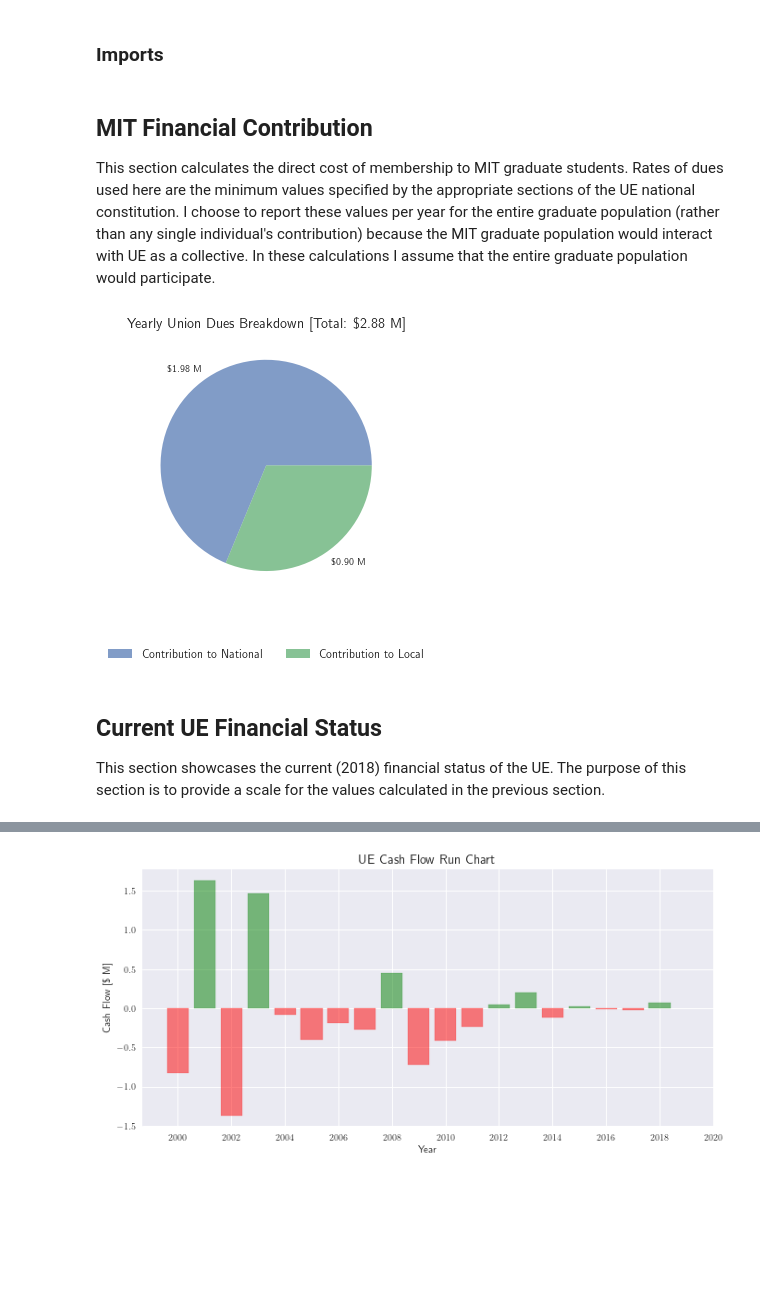
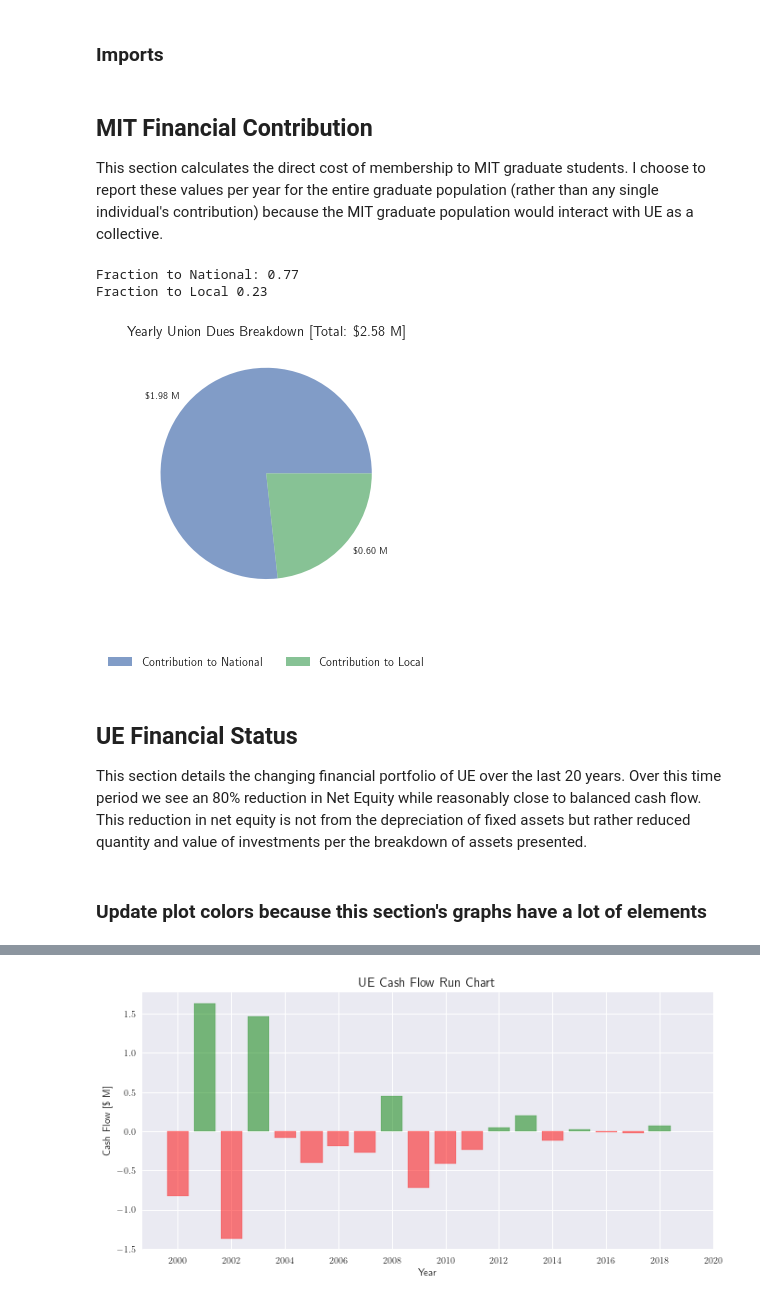
Before and after one commit to UENotForMIT/ue-analysis, a Jupyter notebook: nb/base-analysis.ipynb, the cells around one changed output, grey strips where cells are left out. Saved outputs shown, nothing was run; the diff lists cells and outputs as text; code cells hidden in the pictures; blank space fills up the shorter version.

```diff
--- a/nb/base-analysis.ipynb
+++ b/nb/base-analysis.ipynb
@@ -49,18 +52,18 @@ ue_national_disbursements_filename = "../data/disbursements.csv"
 ue_all_unions_2018_filename = "../data/lm_data_data_2018.csv"
 ue_finance_summary_filename = "../data/summary.csv"
 
+nominal_yearly_hours = 2000
 ue_min_for_vote = 100 # [UE national constitution Article 22, Section C]
-mit_grad_pop = 5000 # https://web.mit.edu/facts/enrollment.html
-mit_ave_yearly_rate = 40000
-mit_ave_hourly_rate = mit_ave_yearly_rate / 2000 # $/hr
 ue_hq_dues_rate = 1.65 # hours-of-pay per member per month [UE national constitution Article 15, Section A]
+mit_ave_hourly_rate = mit_ave_yearly_rate / nominal_yearly_hours # $/hr
 ue_hq_dues = mit_ave_hourly_rate * ue_hq_dues_rate # $ per member per month
-ue_local_dues_min = 10 # $ per member per month [UE national constitution Article 18, Section C]
-gsu_total_dues_frac = 0.0144
-# Comment this line out to switch back to the minimum dues interpretation
-ue_local_dues = mit_ave_yearly_rate/12 * gsu_total_dues_frac - ue_hq_dues
 
-save_figs = True
+if local_dues_mode == "GSU Report":
+    ue_local_dues = mit_ave_yearly_rate/12 * gsu_total_dues_frac - ue_hq_dues
+elif local_dues_mode == "UE Min":
+    ue_local_dues = 10 # $ per member per month
+else:
+    raise ValueError("`local_dues_mode` must be 'GSU Report' or 'UE Min'")
 # %% [markdown]
 ### Imports
 # %%
@@ -73,27 +76,49 @@ plt.style.use('seaborn')
 mpl.rcParams['text.usetex'] = True
 # %% [markdown]
 ## MIT Financial Contribution
-This section calculates the direct cost of membership to MIT graduate students. Rates of dues used here are the minimum values specified by the appropriate sections of the UE national constitution. I choose to report these values per year for the entire graduate population (rather than any single individual's contribution) because the MIT graduate population would interact with UE as a collective. In these calculations I assume that the entire graduate population would participate.
+This section calculates the direct cost of membership to MIT graduate students. I choose to report these values per year for the entire graduate population (rather than any single individual's contribution) because the MIT graduate population would interact with UE as a collective.
 # %%
+# Do Math
+yearly_hq = (ue_hq_dues * mit_grad_pop * 12 / 10**6) # dues are per person per month, scale to M$
+yearly_local = (ue_local_dues * mit_grad_pop * 12 / 10**6)
+yearly_total = yearly_local + yearly_hq
+yearly_hq_frac = yearly_hq / yearly_total
+yearly_local_frac = yearly_local / yearly_total
+
+# Print Summary
+print("Fraction to National: {:.2f}\nFraction to Local {:.2f}".format(yearly_hq_frac, yearly_local_frac))
+
+# Show Figure
 fig, axs = plt.subplots(1, 1, **{'figsize': [6.4, 4.2]});
 
-yearly_hq = (ue_hq_dues * mit_grad_pop * 12 / 10**6) # dues are per person per month, scale to M$
-yearly_local = (ue_local_dues * mit_grad_pop * 12 / 10**6)
 dues_labels = ['\${:.2f} M'.format(x) for x in [yearly_hq, yearly_local]]
 
 n = axs.pie([yearly_hq, yearly_local], labels=dues_labels);
 [n[0][x].set_alpha(0.7) for x in range(len(n))];
 
-axs.set_title("Yearly Union Dues Breakdown [Total: \${:} M]".format(np.round(yearly_hq + yearly_local, 2)), fontsize='x-large');
-fig.legend(["Contribution to National", "Contribution to Local"], loc='upper center',
-           bbox_to_anchor=(0.5, -0.1), fancybox=False, shadow=False, ncol=len(dues_labels), fontsize='large')
+axs.set_title("Yearly Union Dues Breakdown [Total: \${:.2f} M]".format(yearly_total),
+              fontsize='x-large');
+
+fig.legend(["Contribution to National", "Contribution to Local"],
+           loc='upper center',
+           bbox_to_anchor=(0.5, -0.1),
+           fancybox=False,
+           shadow=False,
+           ncol=len(dues_labels),
+           fontsize='large')
 
 plt.tight_layout()
+
+# Save Figure
 if save_figs:
     plt.savefig('./dues_breakdown.svg', bbox_inches='tight')
 # %% [output]
+Fraction to National: 0.77
+Fraction to Local 0.23
-[figure, old version]
+[figure, new version]
 # %% [markdown]
-## Current UE Financial Status
-This section showcases the current (2018) financial status of the UE. The purpose of this section is to provide a scale for the values calculated in the previous section.
+## UE Financial Status
+This section details the changing financial portfolio of UE over the last 20 years. Over this time period we see an 80% reduction in Net Equity while reasonably close to balanced cash flow. This reduction in net equity is not from the depreciation of fixed assets but rather reduced quantity and value of investments per the breakdown of assets presented.
+# %% [markdown]
+### Update plot colors because this section's graphs have a lot of elements
 # %%
```
Also changed, not shown: parts of 54 cells of this notebook.
